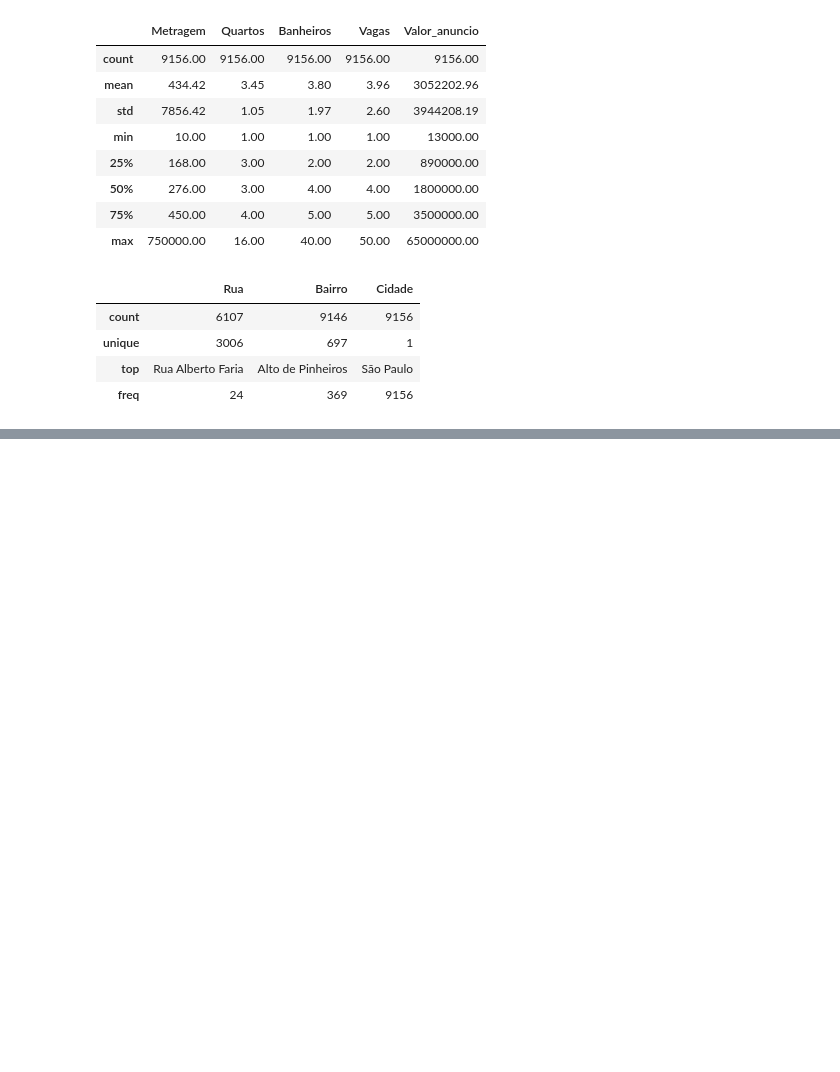
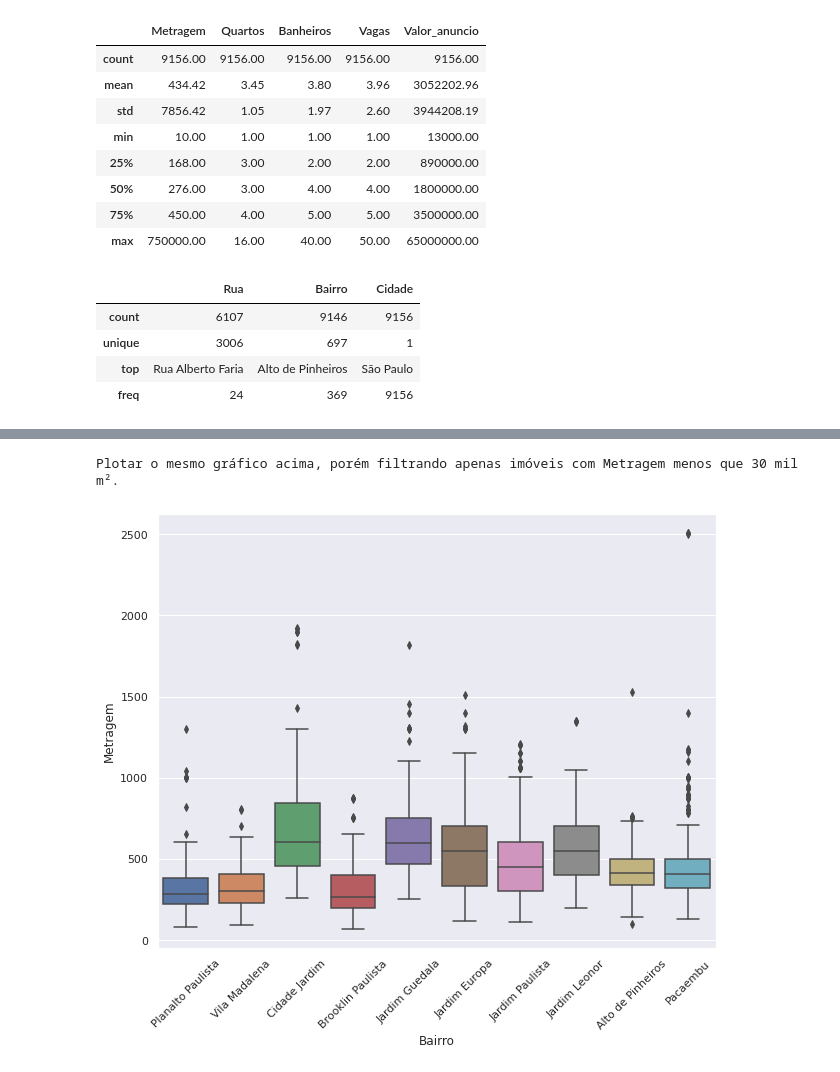
Before and after one commit to JaquelineJunko/alura_imersao_dados_4, a Jupyter notebook: aula01.ipynb, the cells around one changed output, grey strips where cells are left out. Cells and saved outputs as stored; diff of their text form; code cells hidden in the pictures; blank space fills up the shorter version.

```diff
--- a/aula01.ipynb
+++ b/aula01.ipynb
@@ -405,0 +593,9 @@ pd.read_csv(ibge_url, delimiter=';')
+# %%
+print('Plotar o mesmo gráfico acima, porém filtrando apenas imóveis com Metragem menos que 30 mil m².\n')
+plt.figure(figsize=(10, 8))
+ax = sns.boxplot(data = dados_filtrados.query('Bairro in @top10_bairros & Metragem < 30000'), x='Bairro', y='Metragem')
+ax.tick_params(axis='x', rotation=45)
+plt.show()
+# %% [output]
+Plotar o mesmo gráfico acima, porém filtrando apenas imóveis com Metragem menos que 30 mil m².
+[figure, added]
```
Also changed, not shown: parts of 32 cells of this notebook.
